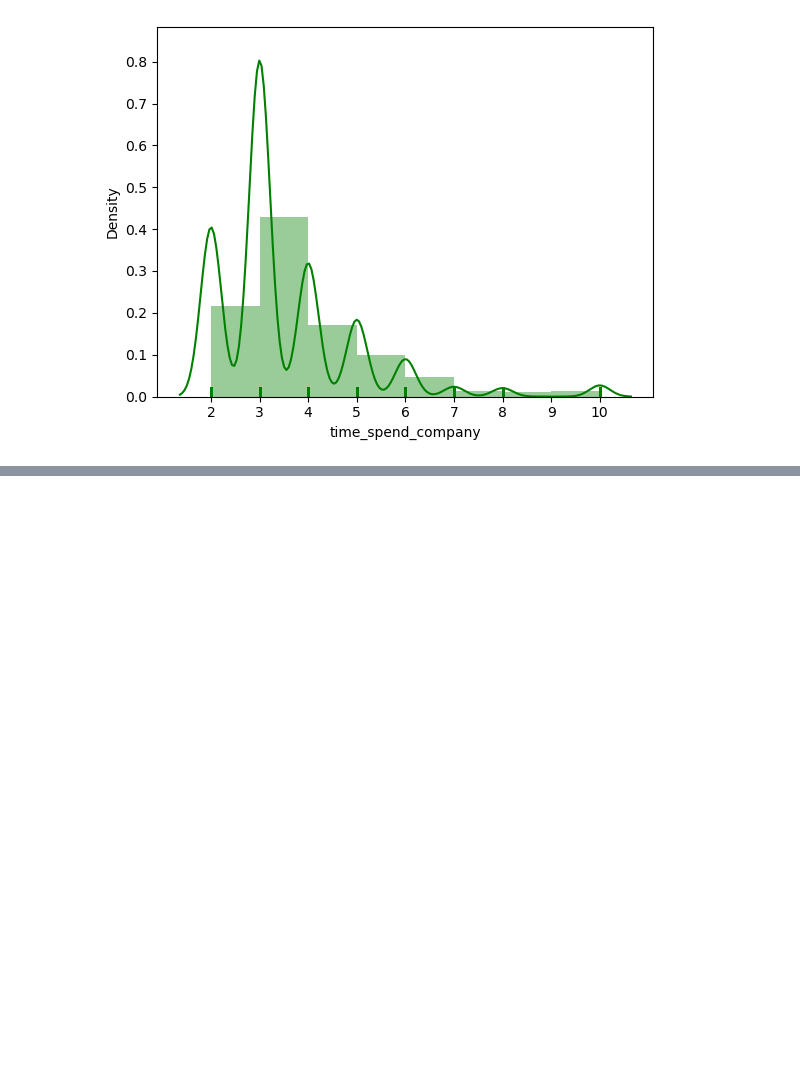
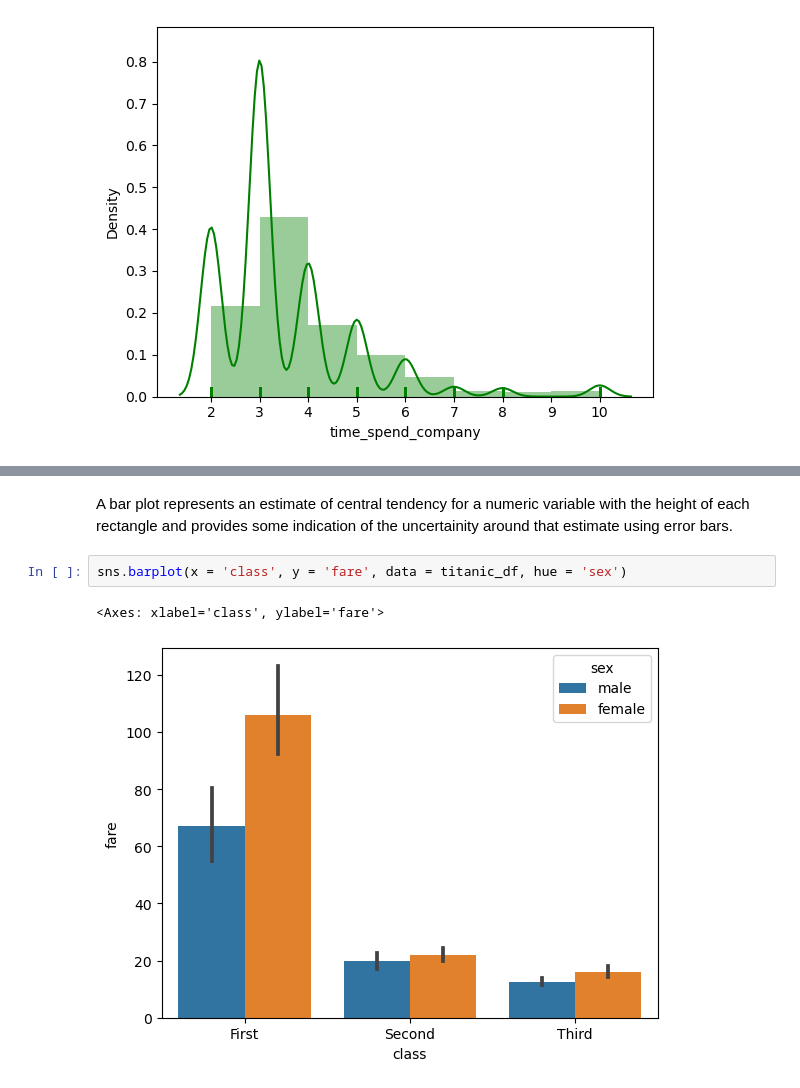
Before and after one commit to GarimaPaudel/Python-Libraries, a Jupyter notebook: Seaborn.ipynb, the cells around one changed output, grey strips where cells are left out. Drawn from its saved outputs; the diff is of its cells as text; blank space fills up the shorter version.

```diff
--- a/Seaborn.ipynb
+++ b/Seaborn.ipynb
@@ -378,0 +395,7 @@ plt.title('Titanic Data Analysis')
+# %% [markdown]
+A bar plot represents an estimate of central tendency for a numeric variable with the height of each rectangle and provides some indication of the uncertainity around that estimate using error bars.
+# %%
+sns.barplot(x = 'class', y = 'fare', data = titanic_df, hue = 'sex')
+# %% [output]
+<Axes: xlabel='class', ylabel='fare'>
+[figure, added]
```
Also changed, not shown: parts of 22 cells of this notebook.
